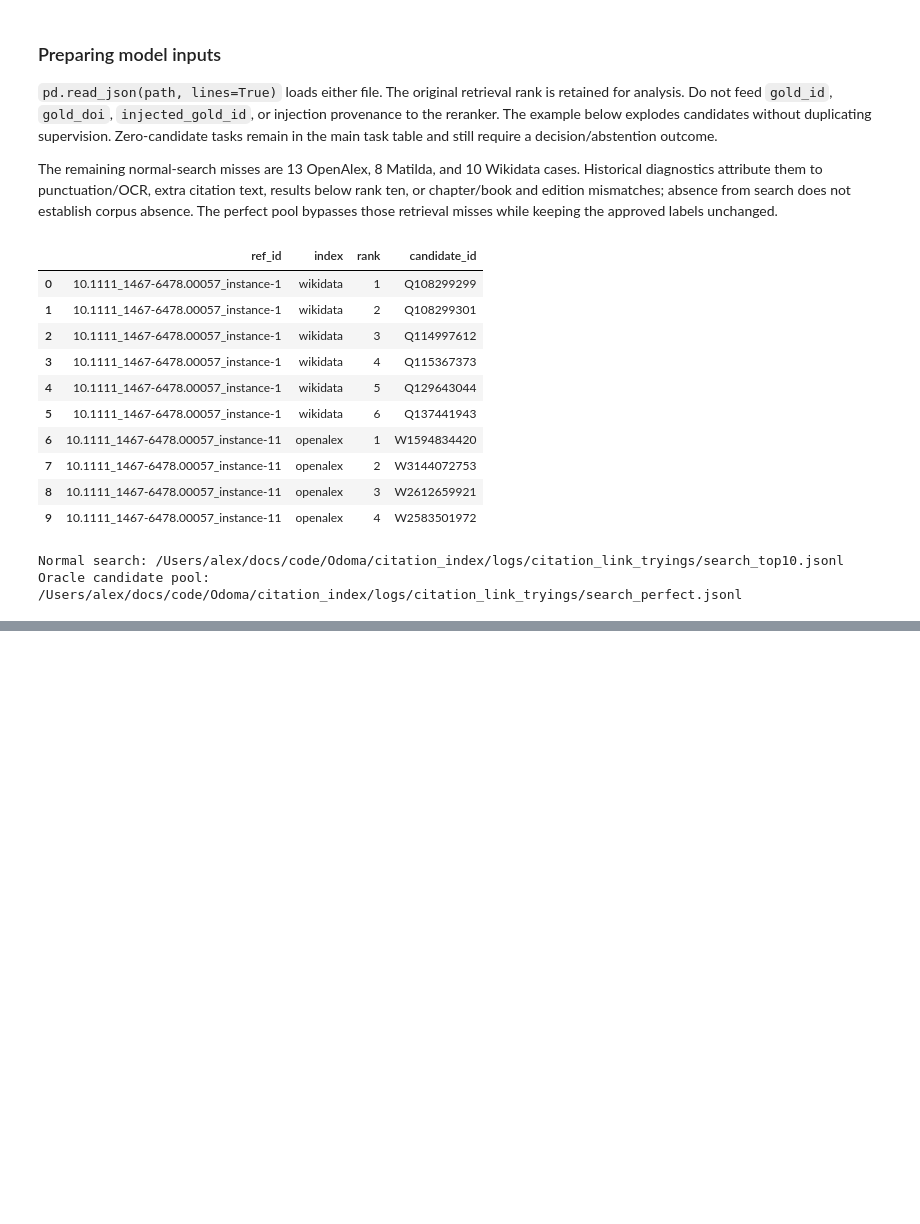
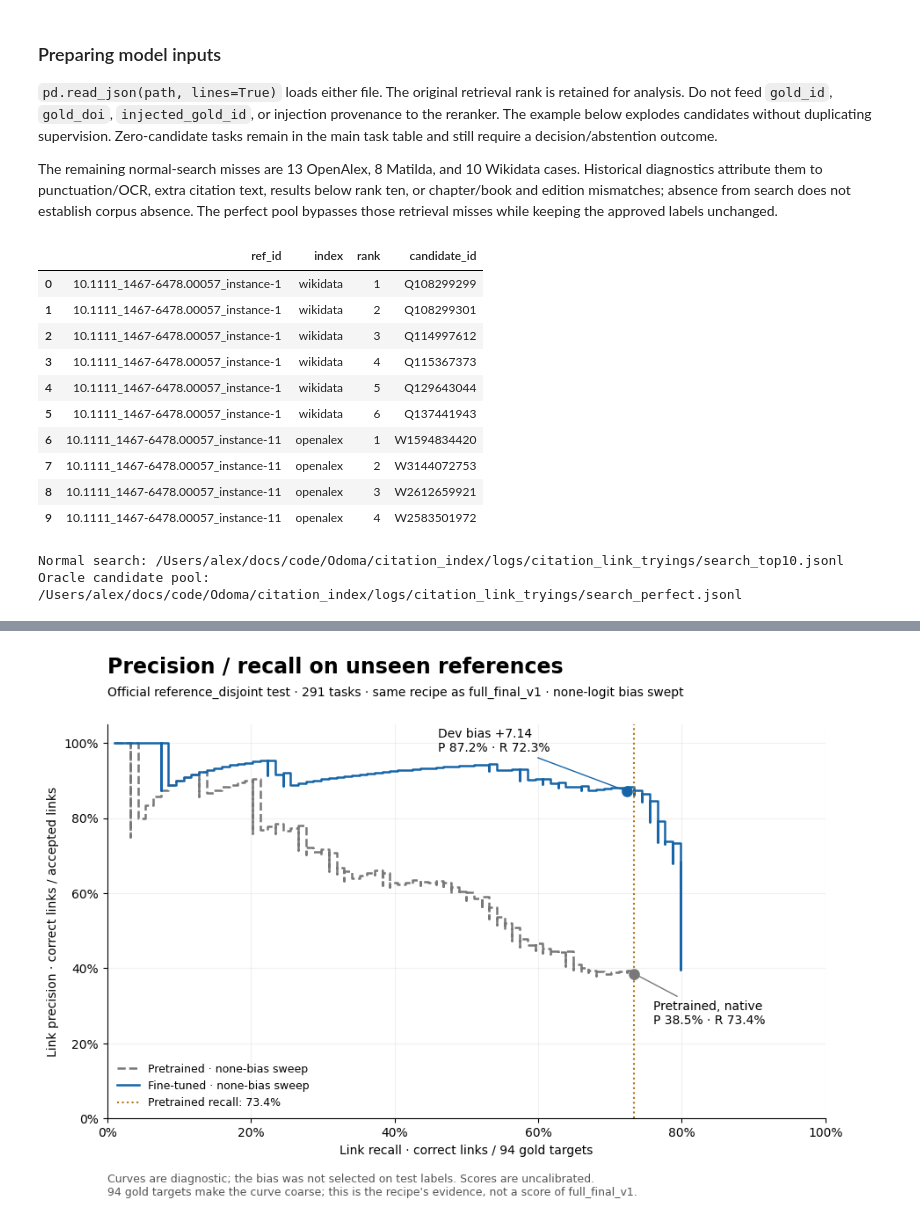
Before and after one commit to odoma-ch/ssh-citation-index, a Jupyter notebook: benchmarks/citation_linking/citation_link_tryings.ipynb, the cells around one changed output, grey strips where cells are left out. Saved outputs shown, nothing was run; the diff lists cells and outputs as text; code cells hidden in the pictures; blank space fills up the shorter version.

Commit message:
update code - citation linking experiments

```diff
--- a/benchmarks/citation_linking/citation_link_tryings.ipynb
+++ b/benchmarks/citation_linking/citation_link_tryings.ipynb
@@ -113,7 +113,7 @@ if (RETRIEVAL_SOURCE / "searches.jsonl").exists():
     (OUTPUT / "manifest.json").write_text((RETRIEVAL_SOURCE / "manifest.json").read_text())
 else:
     code_paths = sorted((ROOT / "src/citation_index").rglob("*.py")) + [
-        ROOT / "benchmarks/citation_linking/citation_link_tryings_helpers.py",
+        ROOT / "benchmarks/citation_linking/linking_eval.py",
         ROOT / "benchmarks/citation_linking/build_annotation_dataset.py",
     ]
     code_hash = hashlib.sha256(b"".join(
@@ -259,7 +259,7 @@ if (EXPERIMENT_SOURCE / "searches.jsonl").exists():
     (EXPERIMENT_OUTPUT / "manifest.json").write_text((EXPERIMENT_SOURCE / "manifest.json").read_text())
 else:
     retrieval_code_paths = sorted((ROOT / "src/citation_index").rglob("*.py")) + [
-        ROOT / "benchmarks/citation_linking/citation_link_tryings_helpers.py",
+        ROOT / "benchmarks/citation_linking/linking_eval.py",
         ROOT / "benchmarks/citation_linking/build_annotation_dataset.py",
     ]
     retrieval_code_hash = hashlib.sha256(b"".join(
@@ -506,0 +1411,56 @@ Oracle candidate pool: /Users/alex/docs/code/Odoma/citation_index/logs/citation_
+# %%
+import json
+import matplotlib.pyplot as plt
+from matplotlib.ticker import PercentFormatter
+from benchmarks.citation_linking.gliner_eval import run_manifest, held_out_tasks
+from benchmarks.citation_linking.finetune_gliner_listwise import read_split
+from benchmarks.citation_linking.gliner_eval import score_policy, sweep_bias
+
+run_dir = FM_OFFICIAL / "official_rd_A"
+_, data_dir = run_manifest(run_dir)
+data_dir = FM_ROOT / data_dir if not data_dir.is_absolute() else data_dir
+fm_tasks = held_out_tasks(data_dir)
+fm_meta = read_split(data_dir, "test", allow_test=True)[1]
+fm_predictions = {m: json.loads((run_dir / f"oof_{m}_predictions.json").read_text())
+                  for m in ("pretrained", "finetuned")}
+
+fig, ax = plt.subplots(figsize=(9.5, 6.5))
+for model, label, color, style in [
+    ("pretrained", "Pretrained · none-bias sweep", "#787878", "--"),
+    ("finetuned", "Fine-tuned · none-bias sweep", "#1665A8", "-"),
+]:
+    curve = sweep_bias(fm_tasks, fm_predictions[model], fm_meta, split="test")
+    curve = curve.loc[curve.precision.notna()].sort_values(["recall", "precision"])
+    ax.step(curve.recall, curve.precision, where="post", color=color, linestyle=style,
+            linewidth=1.8, label=label)
+points = [("pretrained", 0.0, "Pretrained, native", "#787878", (0.76, 0.24)),
+          ("finetuned", official_report["frozen_bias"],
+           f"Dev bias {official_report['frozen_bias']:+.2f}", "#1665A8", (0.46, 0.93))]
+for model, bias, label, color, xytext in points:
+    score, _ = score_policy(fm_tasks, fm_predictions[model], fm_meta, bias, split="test")
+    ax.scatter(score["recall"], score["precision"], color=color, s=65, zorder=4)
+    ax.annotate(f"{label}\nP {score['precision']:.1%} · R {score['recall']:.1%}",
+                xy=(score["recall"], score["precision"]), xytext=xytext,
+                textcoords="axes fraction", fontsize=10,
+                arrowprops={"arrowstyle": "-", "color": color})
+native, _ = score_policy(fm_tasks, fm_predictions["pretrained"], fm_meta, 0.0, split="test")
+ax.axvline(native["recall"], color="#B17516", linestyle=":", linewidth=1.5,
+           label=f"Pretrained recall: {native['recall']:.1%}")
+ax.set(xlim=(0, 1), ylim=(0, 1.05), xlabel="Link recall · correct links / 94 gold targets",
+       ylabel="Link precision · correct links / accepted links")
+ax.xaxis.set_major_formatter(PercentFormatter(1))
+ax.yaxis.set_major_formatter(PercentFormatter(1))
+ax.spines[["top", "right"]].set_visible(False)
+ax.grid(alpha=0.17)
+ax.legend(loc="lower left", fontsize=9, frameon=False)
+fig.suptitle("Precision / recall on unseen references", x=0.11, ha="left", fontsize=17, weight="bold")
+fig.text(0.11, 0.91, "Official reference_disjoint test · 291 tasks · same recipe as full_final_v1 · none-logit bias swept",
+         fontsize=10)
+fig.text(0.11, 0.035, "Curves are diagnostic; the bias was not selected on test labels. Scores are uncalibrated.\n"
+         "94 gold targets make the curve coarse; this is the recipe's evidence, not a score of full_final_v1.",
+         fontsize=9, color="#555555")
+fig.subplots_adjust(left=0.11, right=0.97, top=0.86, bottom=0.17)
+fig.savefig(FM_RUN / "official_reference_disjoint_precision_recall.png", dpi=180)
+plt.show()
+# %% [output]
+[figure, added]
```
Also changed, not shown: parts of 32 cells of this notebook, 13 other files.
